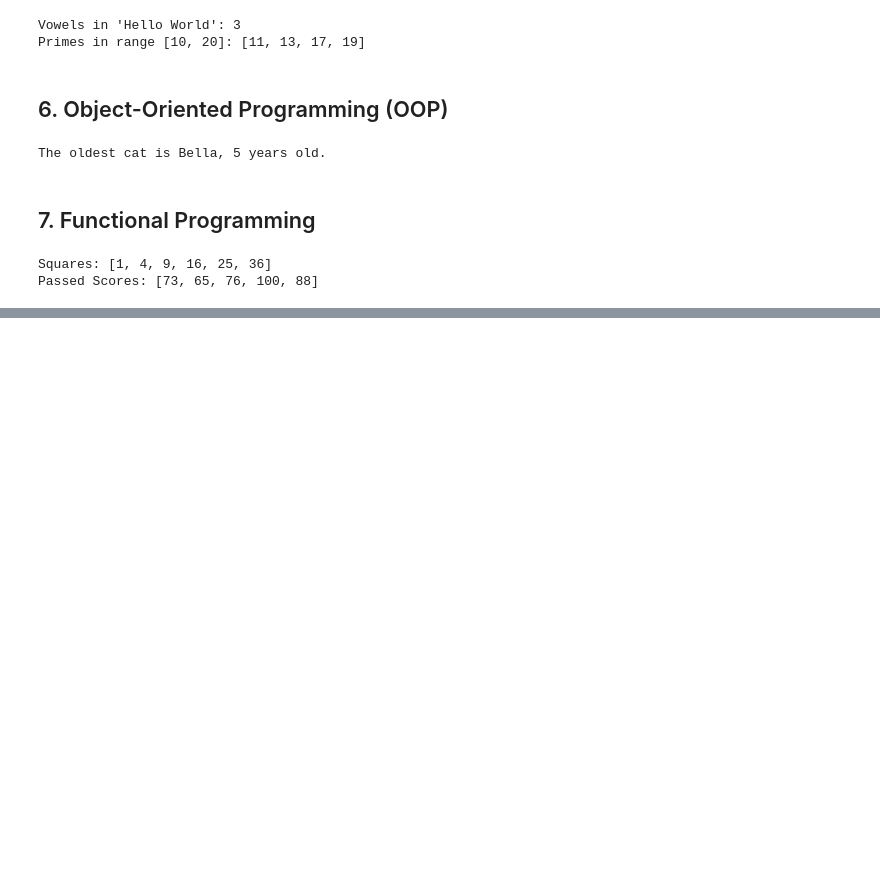
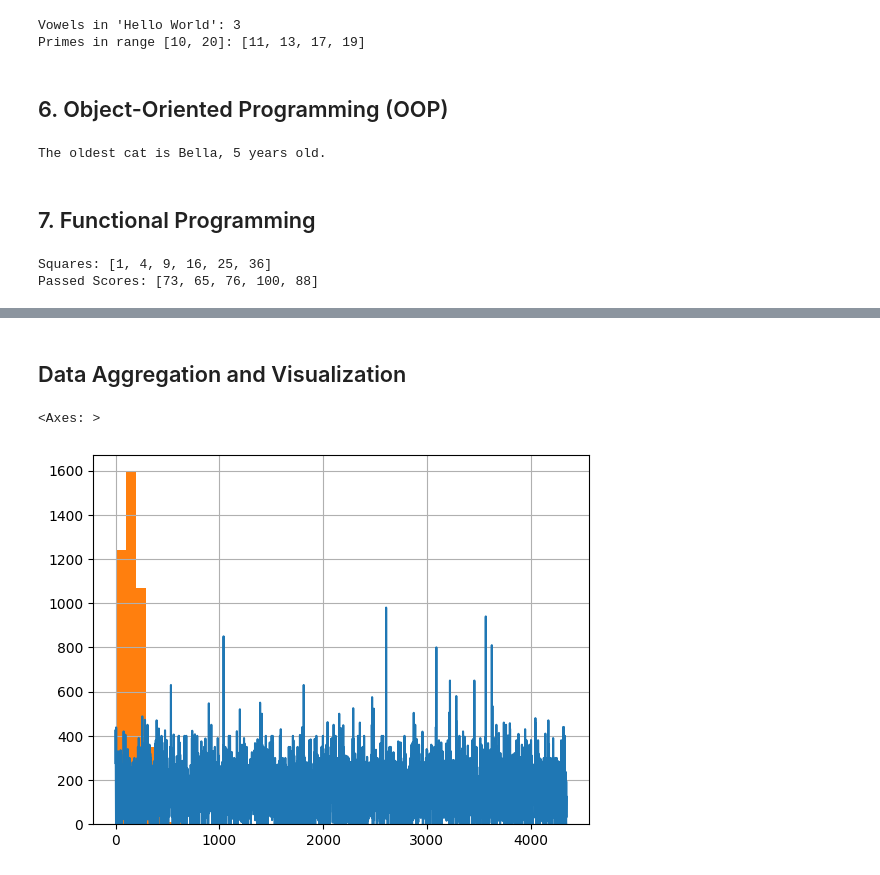
Before and after one commit to asgaraliyev-star/tbb, a Jupyter notebook: extra_basics.ipynb, the cells around one changed output, grey strips where cells are left out. Drawn from its saved outputs; the diff is of its cells as text; code cells hidden in the pictures; blank space fills up the shorter version.

```diff
--- a/extra_basics.ipynb
+++ b/extra_basics.ipynb
@@ -164,0 +338,4 @@ Passed Scores: [73, 65, 76, 100, 88]
+# %%
+car_sales = pd.read_csv("car_sales.csv")
+
+car_sales.to_csv("car_sales.csv", index=False)
@@ -164,0 +401,11 @@ Passed Scores: [73, 65, 76, 100, 88]
+# %% [markdown]
+## Data Aggregation and Visualization
+# %%
+pd.crosstab(car_sales["Brand"], car_sales["Body"])
+car_sales.groupby(["Brand"]).mean(numeric_only=True)
+
+car_sales["Mileage"].plot()
+car_sales["Mileage"].hist()
+# %% [output]
+<Axes: >
+[figure, added]
```
Also changed, not shown: parts of 36 cells of this notebook.
